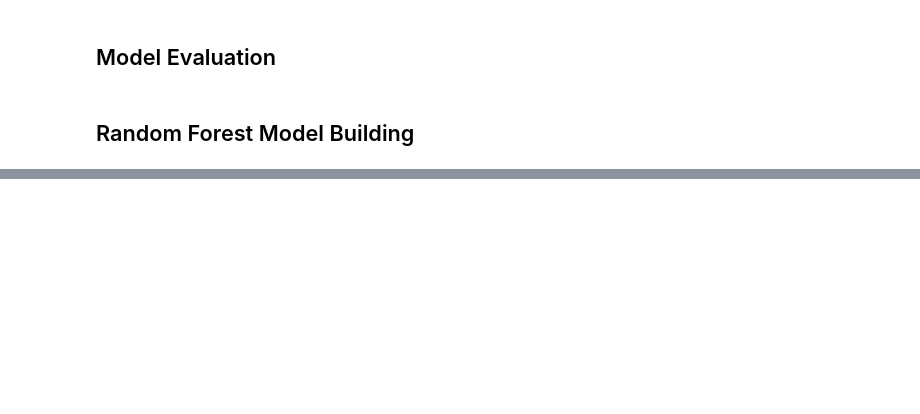
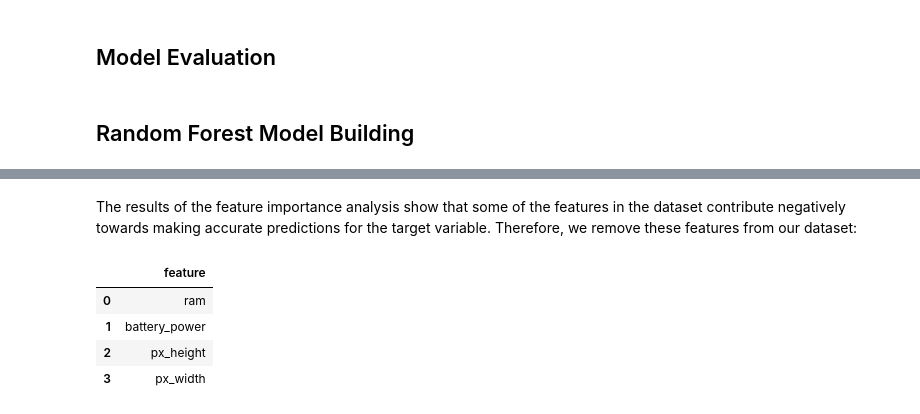
Before and after one commit to Minhajul99/Mobile-Price-Classification, a Jupyter notebook: Mobile_Price_Classification.ipynb, the cells around one changed output, grey strips where cells are left out. Saved outputs shown, nothing was run; the diff lists cells and outputs as text; code cells hidden in the pictures; blank space fills up the shorter version.

```diff
--- a/Mobile_Price_Classification.ipynb
+++ b/Mobile_Price_Classification.ipynb
@@ -477,0 +478,2 @@ drop_column_importance_plot(rf_optimised, X_train, y_train)
+# %% [markdown]
+The results of the feature importance analysis show that some of the features in the dataset contribute negatively towards making accurate predictions for the target variable. Therefore, we remove these features from our dataset:
@@ -477,0 +487,9 @@ drop_column_importance_plot(rf_optimised, X_train, y_train)
+# %%
+# We can see the remaining features in the dataset (relavant features):
+pd.DataFrame(selected_features)
+# %% [output]
+|  | feature |
+| 0 | ram |
+| 1 | battery_power |
+| 2 | px_height |
+| 3 | px_width |
```
Also changed, not shown: parts of 15 cells of this notebook.
